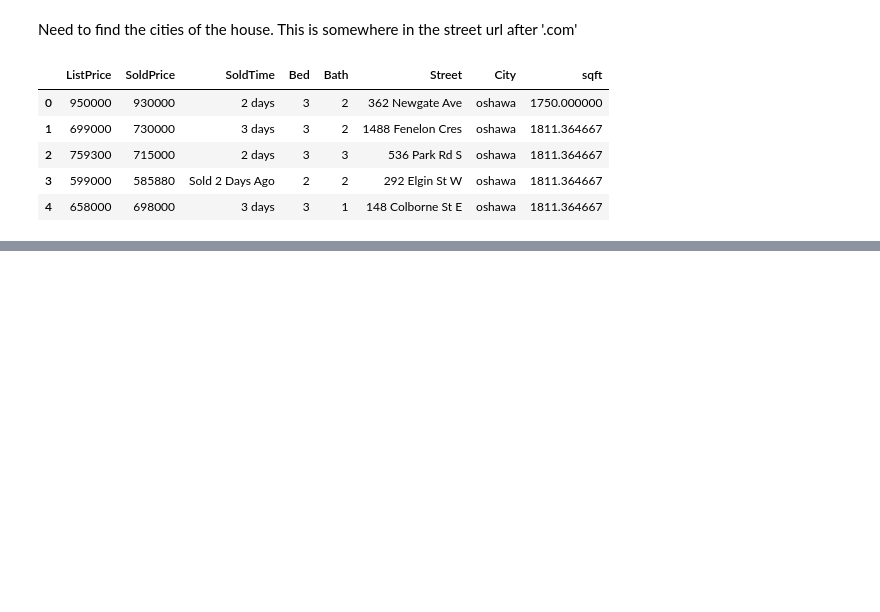
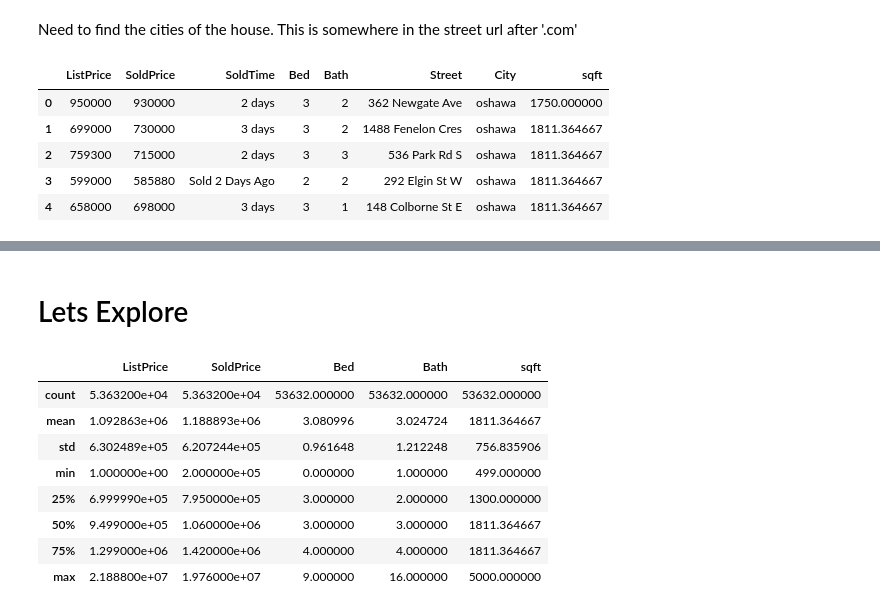
Before and after one commit to kemi-borisade/ontario-cities, a Jupyter notebook: housing_ontario-main.ipynb, the cells around one changed output, grey strips where cells are left out. Drawn from its saved outputs; the diff is of its cells as text; code cells hidden in the pictures; blank space fills up the shorter version.

```diff
--- a/housing_ontario-main.ipynb
+++ b/housing_ontario-main.ipynb
@@ -192,0 +211,14 @@ houses_clean['City'].value_counts()
+# %% [markdown]
+# Lets Explore
+# %%
+houses_clean.describe()
+# %% [output]
+|  | ListPrice | SoldPrice | Bed | Bath | sqft |
+| count | 5.363200e+04 | 5.363200e+04 | 53632.000000 | 53632.000000 | 53632.000000 |
+| mean | 1.092863e+06 | 1.188893e+06 | 3.080996 | 3.024724 | 1811.364667 |
+| std | 6.302489e+05 | 6.207244e+05 | 0.961648 | 1.212248 | 756.835906 |
+| min | 1.000000e+00 | 2.000000e+05 | 0.000000 | 1.000000 | 499.000000 |
+| 25% | 6.999990e+05 | 7.950000e+05 | 3.000000 | 2.000000 | 1300.000000 |
+| 50% | 9.499000e+05 | 1.060000e+06 | 3.000000 | 3.000000 | 1811.364667 |
+| 75% | 1.299000e+06 | 1.420000e+06 | 4.000000 | 4.000000 | 1811.364667 |
+| max | 2.188800e+07 | 1.976000e+07 | 9.000000 | 16.000000 | 5000.000000 |
```
Also changed, not shown: parts of 14 cells of this notebook.
